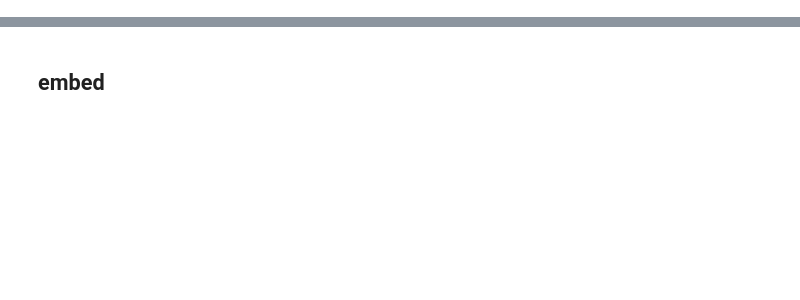
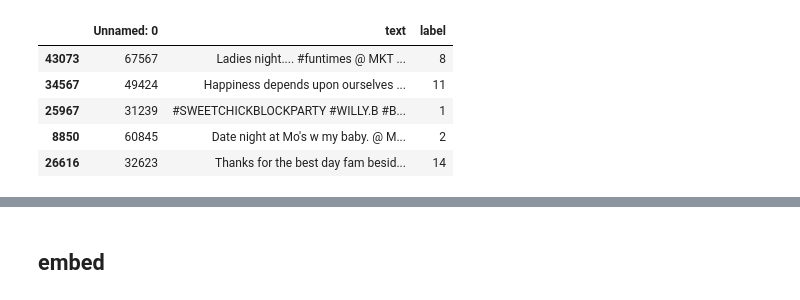
Before and after one commit to santosh50/Text_to_Emoji, a Jupyter notebook: emoji.ipynb, the cells around one changed output, grey strips where cells are left out. Drawn from its saved outputs; the diff is of its cells as text; code cells hidden in the pictures; blank space fills up the shorter version.

```diff
--- a/emoji.ipynb
+++ b/emoji.ipynb
@@ -19,10 +29,13 @@ for dirname, _, filenames in os.walk('/kaggle/input'):
 # %%
-mapping = pd.read_csv("/kaggle/input/twitter-emoji-prediction/Mapping.csv")
-train = pd.read_csv("/kaggle/input/twitter-emoji-prediction/Train.csv")
-test = pd.read_csv("/kaggle/input/twitter-emoji-prediction/Test.csv")
-out = pd.read_csv("/kaggle/input/twitter-emoji-prediction/OutputFormat.csv")
+mapping = pd.read_csv("/content/drive/My Drive/NLP/Mapping.csv")
+train = pd.read_csv("/content/drive/My Drive/NLP/Train_balanced.csv")
+test = pd.read_csv("/content/drive/My Drive/NLP/Test.csv")
+out = pd.read_csv("/content/drive/My Drive/NLP/OutputFormat.csv")
 # %%
 mapping = mapping.drop(['Unnamed: 0'], axis = 1)
+# %%
+from sklearn.utils import resample
+train=resample(train,replace=False,n_samples=1000,random_state=123)
 # %%
 emoticons = mapping['emoticons'].tolist()
 # %%
@@ -34 +68,10 @@ mapp
+# %%
+train.head()
+# %% [output]
+|  | Unnamed: 0 | text | label |
+| 43073 | 67567 | Ladies night.... #funtimes @ MKT ... | 8 |
+| 34567 | 49424 | Happiness depends upon ourselves ... | 11 |
+| 25967 | 31239 | #SWEETCHICKBLOCKPARTY #WILLY.B #B... | 1 |
+| 8850 | 60845 | Date night at Mo's w my baby. @ M... | 2 |
+| 26616 | 32623 | Thanks for the best day fam besid... | 14 |
 # %%
```
Also changed, not shown: parts of 21 cells of this notebook.
